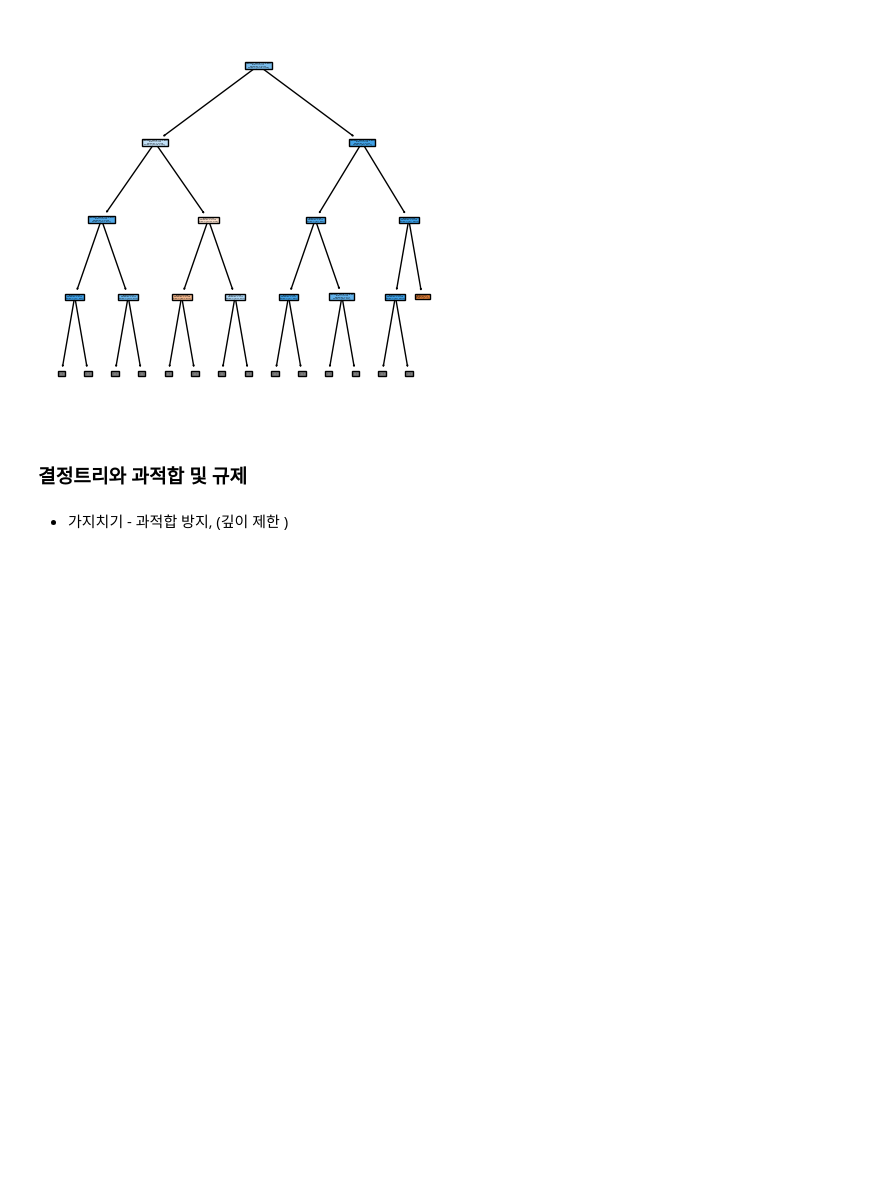
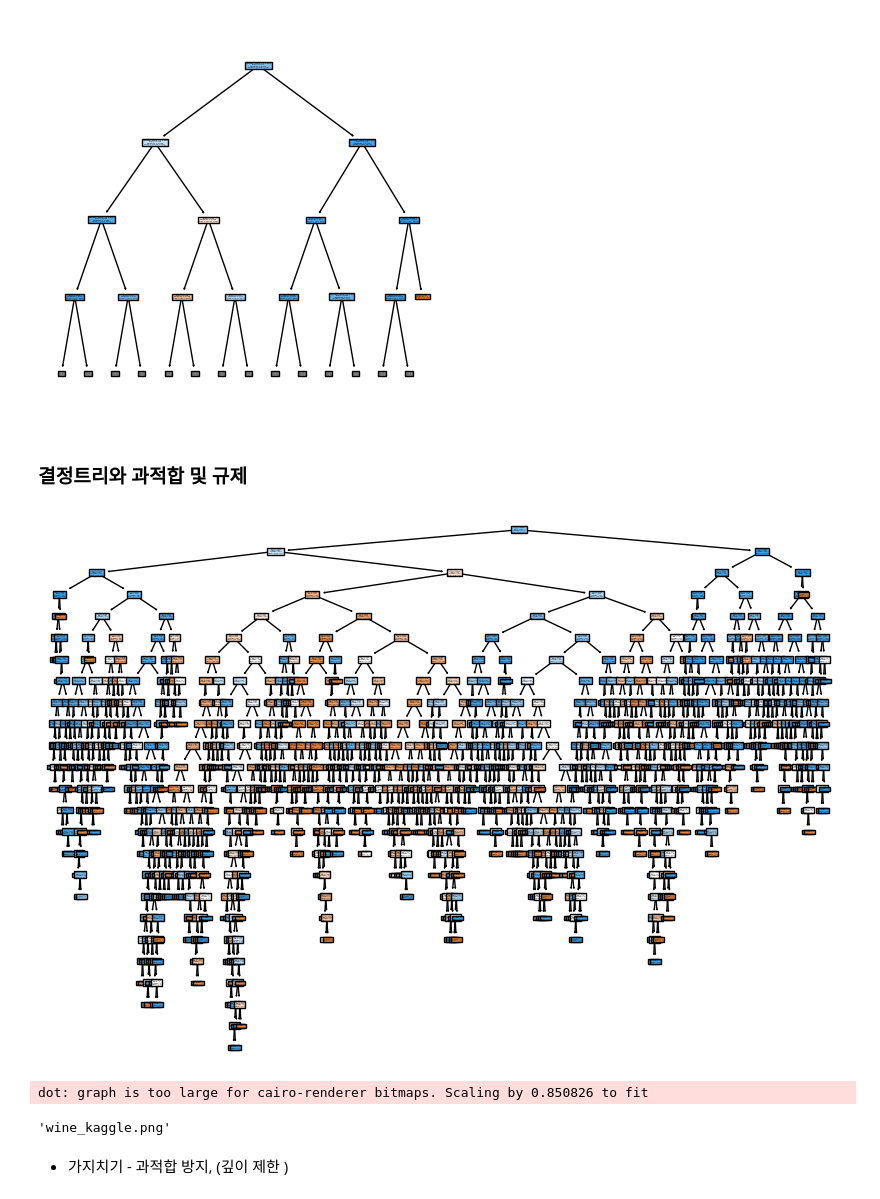
Before and after one commit to journnie/01_machine_learning, a Jupyter notebook: 300.Classification/320.0. 결정트리.ipynb, the cells around one changed output. Drawn from its saved outputs; the diff is of its cells as text; code cells hidden in the pictures; blank space fills up the shorter version.

```diff
--- a/300.Classification/320.0. 결정트리.ipynb
+++ b/300.Classification/320.0. 결정트리.ipynb
@@ -220,3 +242,24 @@ plt.show()
+# %%
+plt.figure(figsize=(10, 7))
+plot_tree(dt, filled=True);
+# %% [output]
+[figure, added]
+# %%
+# Plot_tree()  트리 깊이 제한, 색깔 부여, 특성 이름 전달
+
+import graphviz
+from sklearn.tree import export_graphviz
+
+label_names = ['red', 'white']
+
+dot_data = export_graphviz(dt, out_file=None, class_names=label_names,\
+                          feature_names=['alcohol','sugar', 'pH'],
+                          impurity=True, filled=True)
+graph = graphviz.Source(dot_data, format='png')
+graph.render("wine_kaggle")
+# %% [output]
+dot: graph is too large for cairo-renderer bitmaps. Scaling by 0.850826 to fit
+'wine_kaggle.png'
 # %% [markdown]
 * 가지치기 - 과적합 방지, (깊이 제한 )
 # %%
```
Also changed, not shown: parts of 12 cells of this notebook.
